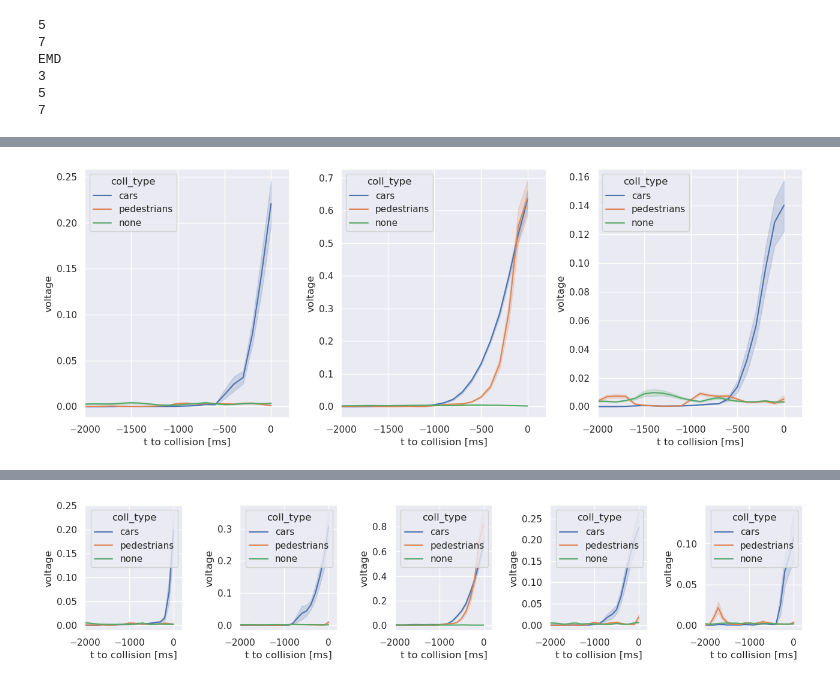
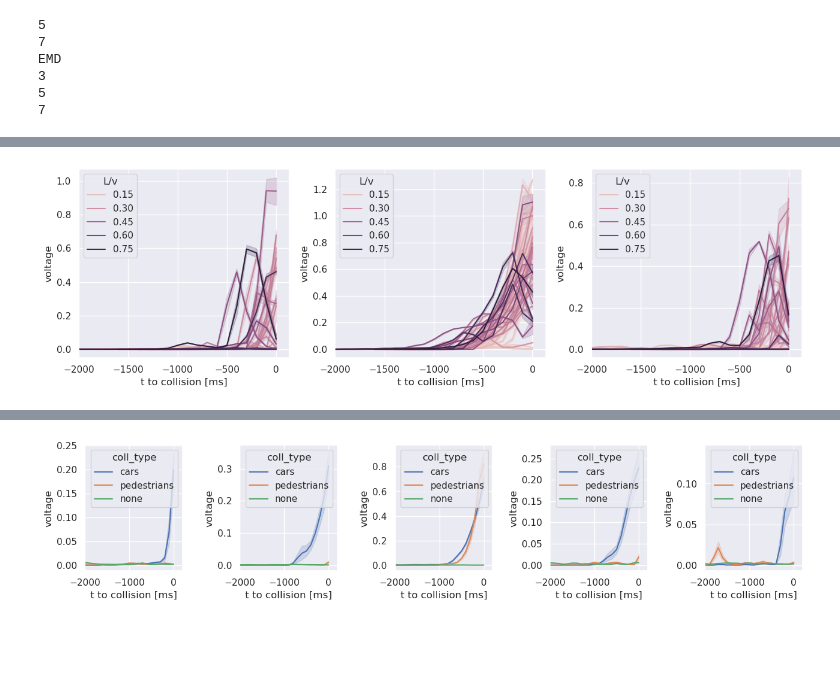
Before and after one commit to FabianSchubert/Bio-Inspired-Event-Based-Looming-Object-Detection-for-Automotive-Collision-Avoidance, a Jupyter notebook: experiments/carla_sim/random_spawn/gen_results.ipynb, the cells around one changed output, grey strips where cells are left out. Saved outputs shown, nothing was run; the diff lists cells and outputs as text; code cells hidden in the pictures; blank space fills up the shorter version.

Commit message:
optimise generation of random spawn event data

```diff
--- a/experiments/carla_sim/random_spawn/gen_results.ipynb
+++ b/experiments/carla_sim/random_spawn/gen_results.ipynb
@@ -140,0 +159,2 @@ df_responses.to_csv("./responses.csv")
+# %%
+df_responses = pd.read_csv(os.path.join(sim_responses_fold, "responses.csv"))
@@ -156,0 +179,33 @@ df_responses
+# %%
+df_responses_filt = df_responses[
+    (df_responses["n tiles"] == 3) & (df_responses["model"] == "EMD")
+]
+
+fig, ax = plt.subplots(1, 3, figsize=(13, 4))
+
+for k, _ax in enumerate(ax):
+    _df_temp = df_responses_filt[
+        (df_responses_filt["tile_idx_x"] == k) & (df_responses_filt["tile_idx_y"] == 1)
+    ]
+    sns.lineplot(
+        x="time",
+        y="voltage",
+        estimator="mean",
+        data=_df_temp,
+        sort=True,
+        errorbar="sd",
+        orient="x",
+        hue="coll_type",
+        ax=_ax
+    )
+    _ax.set_xlim(left=-2000)
+    _ax.set_xlabel("t to collision [ms]")
+
+    _ax.set_ylim(top=0.5, bottom=-0.01)
+
+fig.tight_layout(pad=0.2)
+
+fig.savefig("responses_emd_3_tile_zoom.png", dpi=400)
+fig.savefig("responses_emd_3_tile_zoom.pdf")
+
+plt.show()
@@ -157,31 +214,32 @@ df_responses
 # %%
 df_responses_filt = df_responses[
-    (df_responses["n tiles"] == 3) & (df_responses["model"] == "EMD")
+    (df_responses["n tiles"] == 3) & (df_responses["model"] == "EMD") & (df_responses["coll_type"] != "none")
 ]
 
-fig, ax = plt.subplots(1, 3, figsize=(13, 5))
+fig, ax = plt.subplots(1, 3, figsize=(13, 4))
 
 for k, _ax in enumerate(ax):
     _df_temp = df_responses_filt[
         (df_responses_filt["tile_idx_x"] == k) & (df_responses_filt["tile_idx_y"] == 1)
     ]
     sns.lineplot(
         x="time",
         y="voltage",
         estimator="mean",
         data=_df_temp,
         sort=True,
         orient="x",
-        hue="coll_type",
+        hue="L/v",
         ax=_ax
     )
     _ax.set_xlim(left=-2000)
     _ax.set_xlabel("t to collision [ms]")
 
 fig.tight_layout()
 
-fig.savefig("responses_emd_3_tile.png", dpi=400)
+fig.savefig("l_v_responses_emd_3_tile.png", dpi=400)
+fig.savefig("l_v_responses_emd_3_tile.pdf")
 
 plt.show()
 # %% [output]
-[figure, old version]
+[figure, new version]
```
Also changed, not shown: parts of 13 cells of this notebook, 13 other files.
